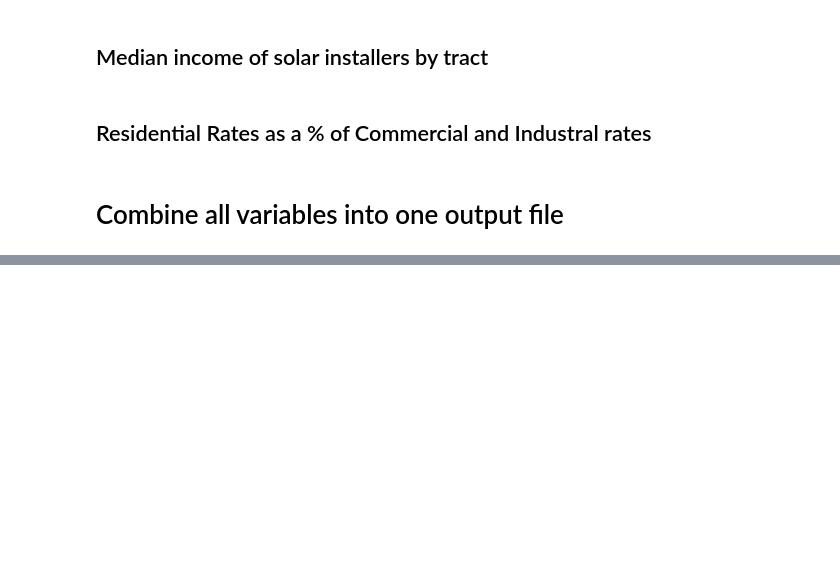
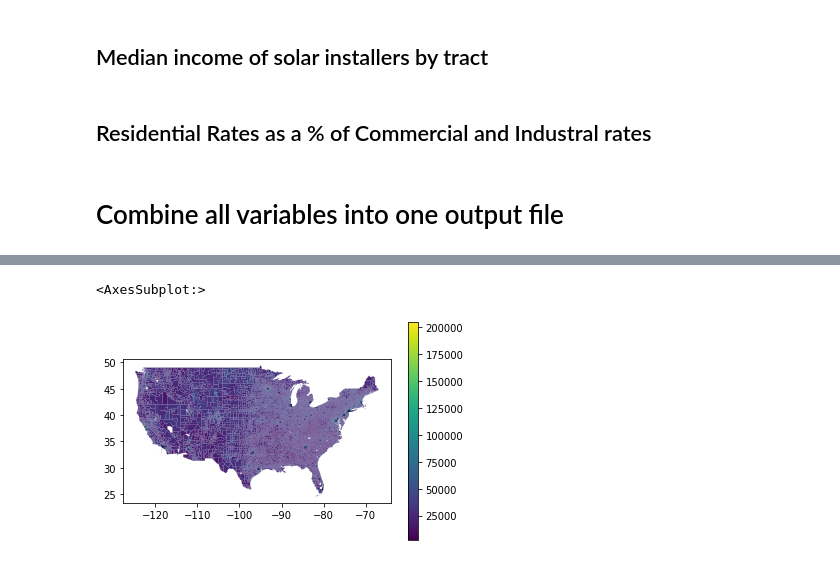
Before and after one commit to Energy-Equity-Project/EEP_Data_Pipeline, a Jupyter notebook: clean_preprocess.ipynb, the cells around one changed output, grey strips where cells are left out. Drawn from its saved outputs; the diff is of its cells as text; code cells hidden in the pictures; blank space fills up the shorter version.

```diff
--- a/clean_preprocess.ipynb
+++ b/clean_preprocess.ipynb
@@ -466,0 +535,5 @@ eep.head()
+# %%
+eep_final.plot(column = "median_income", legend = True)
+# %% [output]
+<AxesSubplot:>
+[figure, added]
```
Also changed, not shown: parts of 11 cells of this notebook, 1 other file.
